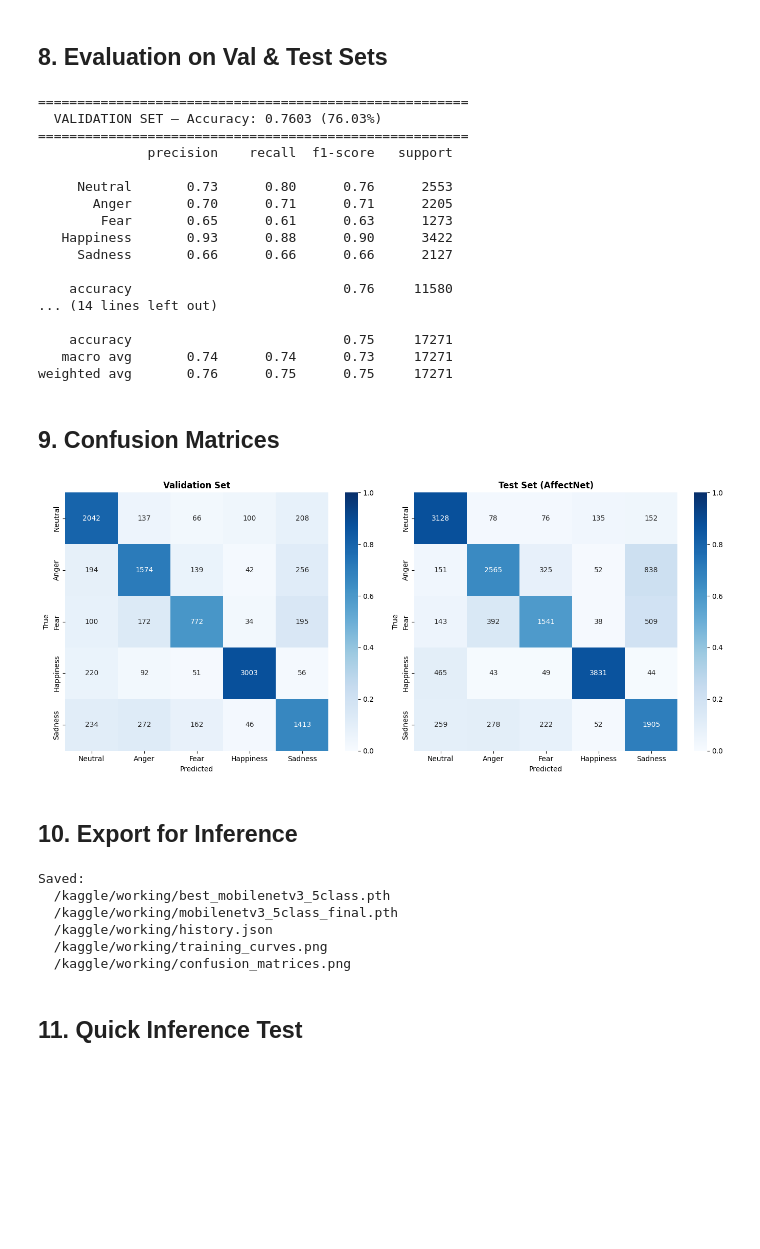
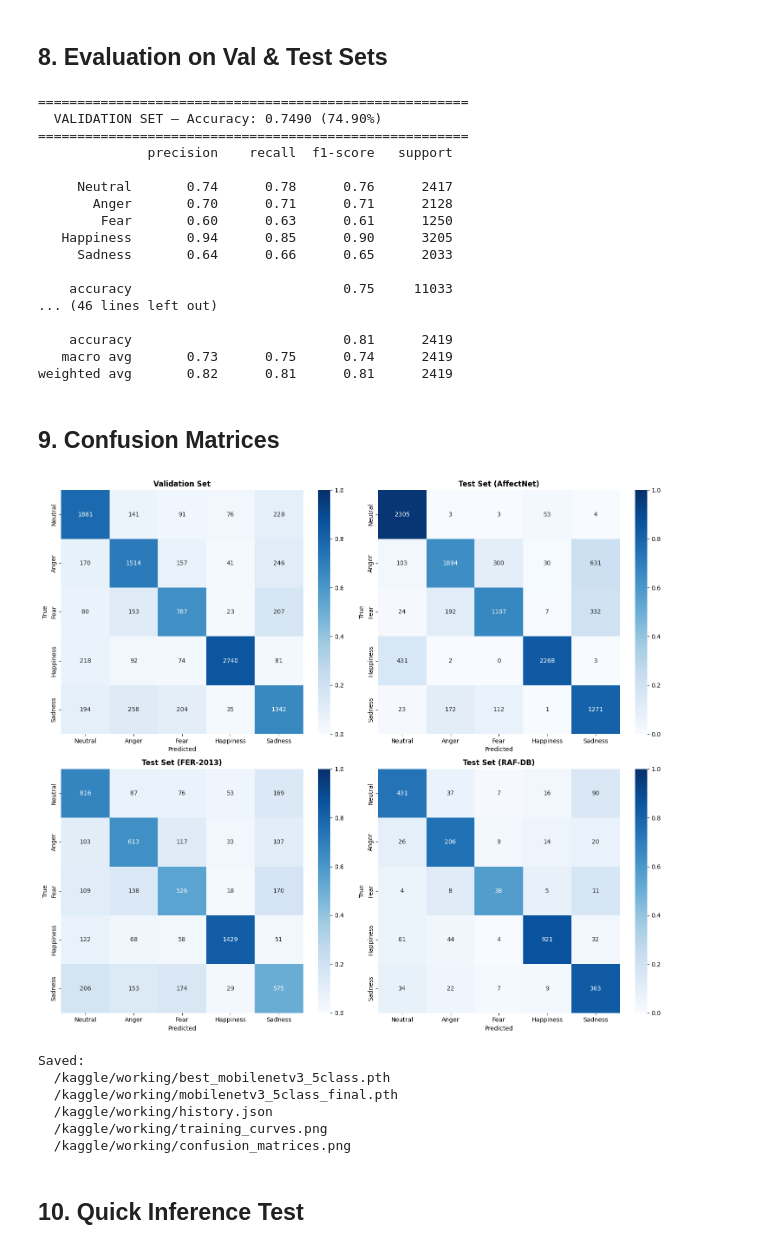
Before and after one commit to Dukzf1v/Driver-Emotion-and-Fatigue-Alert-System, a Jupyter notebook: train.ipynb, the cells around one changed output. Saved outputs shown, nothing was run; the diff lists cells and outputs as text; code cells hidden in the pictures; blank space fills up the shorter version.

```diff
--- a/train.ipynb
+++ b/train.ipynb
@@ -140,8 +162,8 @@ Class weights: [0.816 0.95  1.637 0.611 0.986]
 ## 4. Model: MobileNetV3-Large
 # %%
 def build_model(num_classes: int, dropout: float = 0.3) -> nn.Module:
-    """MobileNetV3-Large with custom classifier head."""
-    model = models.mobilenet_v3_large(weights=MobileNet_V3_Large_Weights.IMAGENET1K_V1)
+    """MobileNetV3-Small with custom classifier head."""
+    model = models.mobilenet_v3_small(weights=MobileNet_V3_Small_Weights.IMAGENET1K_V1)
 
     # Freeze backbone initially (Phase 1)
     for p in model.features.parameters():
@@ -180,28 +202,13 @@ def make_optimizer(model, lr: float, weight_decay: float) -> optim.Optimizer:
         weight_decay=weight_decay,
     )
 
-
 def make_scheduler(optimizer) -> optim.lr_scheduler.ReduceLROnPlateau:
-    """
-    ReduceLROnPlateau scheduler — monitors val_acc (mode='max').
-
-    FIX #1 & #2: Replaced OneCycleLR with ReduceLROnPlateau.
-    Rationale:
-      - OneCycleLR requires total_steps at construction time, which breaks
-        when we re-create the optimizer/scheduler after unfreezing the backbone
-        (re-creating resets the step counter, causing a ValueError on the next
-        step call or producing a completely wrong LR schedule).
-      - ReduceLROnPlateau is stateless w.r.t. total training length, so it is
-        safe to construct fresh at any point during training without causing
-        schedule discontinuities.
-    """
     return optim.lr_scheduler.ReduceLROnPlateau(
         optimizer,
-        mode="max",           # we track val_acc (higher = better)
+        mode="max",           # val_acc (higher = better)
         factor=CFG["lr_factor"],
         patience=CFG["lr_patience"],
     )
-
 
 def unfreeze_backbone(model):
     """Unfreeze all backbone layers for Phase 2 fine-tuning."""
@@ -209,7 +216,6 @@ def unfreeze_backbone(model):
         p.requires_grad_(True)
     total_trainable = sum(p.numel() for p in model.parameters() if p.requires_grad)
     print(f"  [Unfreeze] Backbone unfrozen — trainable params: {total_trainable:,}")
-
 
 def run_epoch(model, loader, criterion, optimizer=None):
     """Run one training or validation epoch."""
@@ -377,10 +376,8 @@ plt.show()
 # %% [markdown]
 ## 8. Evaluation on Val & Test Sets
 # %%
-# Load best weights
 model.load_state_dict(best_model_wts)
 model.eval()
-
 
 def evaluate(loader, split_name):
     all_preds, all_labels = [], []
@@ -404,56 +401,59 @@ def evaluate(loader, split_name):
     ))
     return all_labels, all_preds
 
-
 val_labels,  val_preds  = evaluate(val_dl,  "VALIDATION SET")
-test_labels, test_preds = evaluate(test_dl, "TEST SET (AFFECTNET)")
+aff_labels,  aff_preds  = evaluate(test_dl_affectnet, "TEST SET (AFFECTNET)")
+fer_labels,  fer_preds  = evaluate(test_dl_fer2013,   "TEST SET (FER-2013)")
+raf_labels,  raf_preds  = evaluate(test_dl_rafdb,     "TEST SET (RAF-DB)")
 # %% [output]
 =======================================================
-  VALIDATION SET — Accuracy: 0.7603 (76.03%)
+  VALIDATION SET — Accuracy: 0.7490 (74.90%)
 =======================================================
               precision    recall  f1-score   support
 
-     Neutral       0.73      0.80      0.76      2553
-       Anger       0.70      0.71      0.71      2205
-        Fear       0.65      0.61      0.63      1273
-   Happiness       0.93      0.88      0.90      3422
-     Sadness       0.66      0.66      0.66      2127
+     Neutral       0.74      0.78      0.76      2417
+       Anger       0.70      0.71      0.71      2128
+        Fear       0.60      0.63      0.61      1250
+   Happiness       0.94      0.85      0.90      3205
+     Sadness       0.64      0.66      0.65      2033
 
-    accuracy                           0.76     11580
-... (14 lines left out)
+    accuracy                           0.75     11033
+... (46 lines left out)
 
-    accuracy                           0.75     17271
-   macro avg       0.74      0.74      0.73     17271
-weighted avg       0.76      0.75      0.75     17271
+    accuracy                           0.81      2419
+   macro avg       0.73      0.75      0.74      2419
+weighted avg       0.82      0.81      0.81      2419
 # %% [markdown]
 ## 9. Confusion Matrices
 # %%
-fig, axes = plt.subplots(1, 2, figsize=(14, 6))
+fig, axes = plt.subplots(2, 2, figsize=(15, 13))
+axes = axes.flatten()
 
-for ax, (labels, preds, title) in zip(
-    axes,
-    [(val_labels,  val_preds,  "Validation Set"),
-     (test_labels, test_preds, "Test Set (AffectNet)")],
-):
+evals = [
+    (val_labels,  val_preds,  "Validation Set"),
+    (aff_labels,  aff_preds,  "Test Set (AffectNet)"),
+    (fer_labels,  fer_preds,  "Test Set (FER-2013)"),
+    (raf_labels,  raf_preds,  "Test Set (RAF-DB)"),
+]
+
+for ax, (labels, preds, title) in zip(axes, evals):
     cm      = confusion_matrix(labels, preds)
     cm_norm = cm.astype(float) / cm.sum(axis=1, keepdims=True)
     sns.heatmap(
         cm_norm, annot=cm, fmt="d", cmap="Blues", ax=ax,
         xticklabels=CFG["class_names"],
         yticklabels=CFG["class_names"],
         vmin=0, vmax=1,
     )
     ax.set_title(title, fontsize=12, fontweight="bold")
     ax.set_xlabel("Predicted")
     ax.set_ylabel("True")
 
 plt.tight_layout()
 plt.savefig(f"{CFG['output_dir']}/confusion_matrices.png", dpi=150)
 plt.show()
 # %% [output]
-[figure, old version]
+[figure, new version]
-# %% [markdown]
-## 10. Export for Inference
 # %%
 # Save full model + metadata
 torch.save({
@@ -485,6 +485,6 @@ Saved:
   /kaggle/working/training_curves.png
   /kaggle/working/confusion_matrices.png
 # %% [markdown]
-## 11. Quick Inference Test
+## 10. Quick Inference Test
 # %%
 from PIL import Image
```
Also changed, not shown: parts of 7 cells of this notebook, 23 other files.
